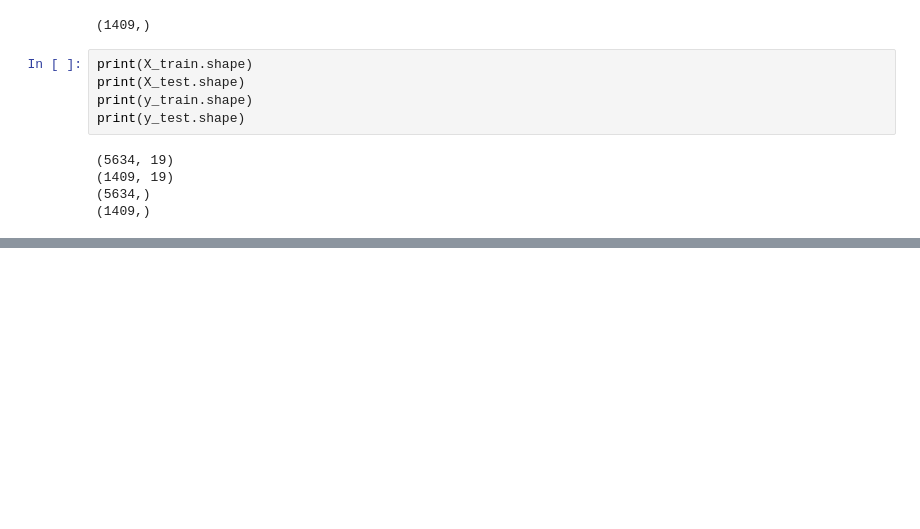
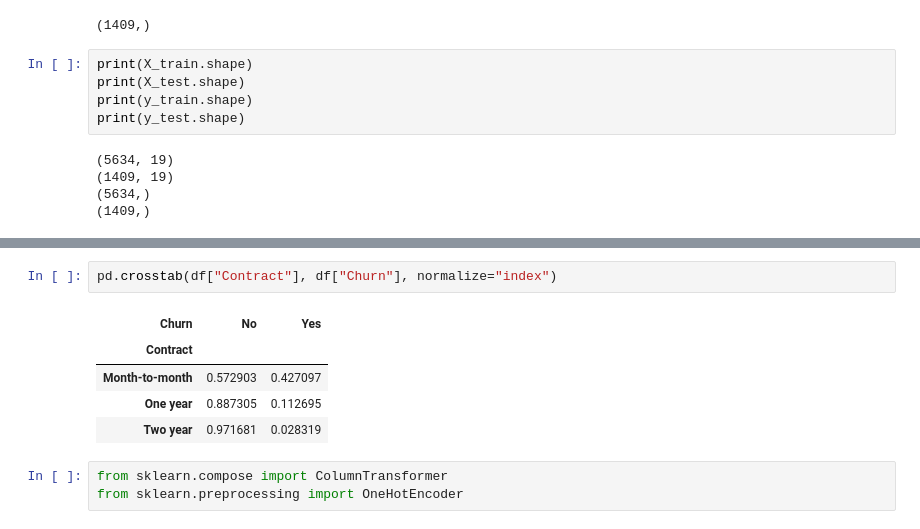
Before and after one commit to dekatii/telco-customer-churn-ml, a Jupyter notebook: notebooks/01_data_exploration.ipynb, the cells around one changed output, grey strips where cells are left out. Cells and saved outputs as stored; diff of their text form; blank space fills up the shorter version.

```diff
--- a/notebooks/01_data_exploration.ipynb
+++ b/notebooks/01_data_exploration.ipynb
@@ -221,0 +244,11 @@ print(y_test.shape)
+# %%
+pd.crosstab(df["Contract"], df["Churn"], normalize="index")
+# %% [output]
+| Churn | No | Yes |
+| Contract |  |  |
+| Month-to-month | 0.572903 | 0.427097 |
+| One year | 0.887305 | 0.112695 |
+| Two year | 0.971681 | 0.028319 |
+# %%
+from sklearn.compose import ColumnTransformer
+from sklearn.preprocessing import OneHotEncoder
```
Also changed, not shown: parts of 22 cells of this notebook, 1 other file.
